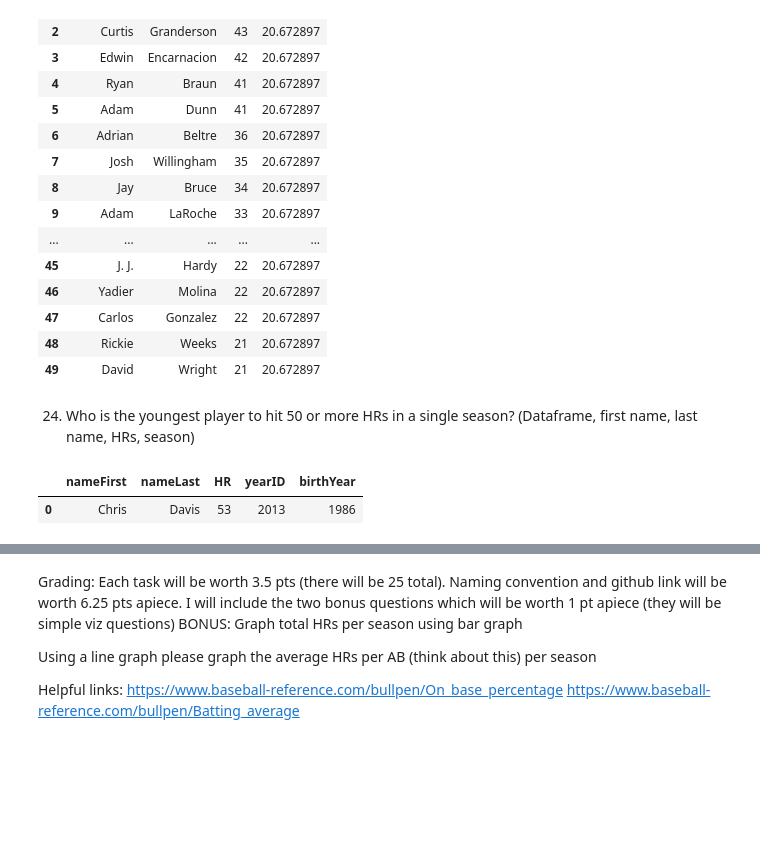
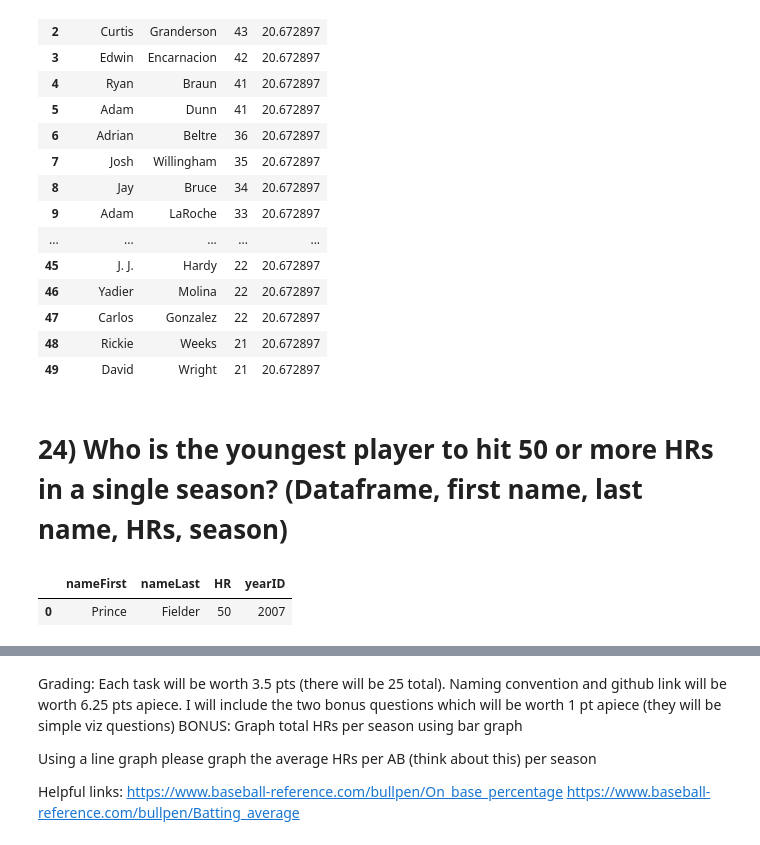
Before and after one commit to AnimeshJohri/Data-Science-Projects, a Jupyter notebook: 2. Exploratory Data Analysis on Baseball Dataset/Johri_Animesh_Assignment02.ipynb, the cells around one changed output, grey strips where cells are left out. Drawn from its saved outputs; the diff is of its cells as text; code cells hidden in the pictures; blank space fills up the shorter version.

```diff
--- a/2. Exploratory Data Analysis on Baseball Dataset/Johri_Animesh_Assignment02.ipynb
+++ b/2. Exploratory Data Analysis on Baseball Dataset/Johri_Animesh_Assignment02.ipynb
@@ -430,17 +437,14 @@ c
 | 48 | Rickie | Weeks | 21 | 20.672897 |
 | 49 | David | Wright | 21 | 20.672897 |
 # %% [markdown]
-24) Who is the youngest player to hit 50 or more HRs in a single season? (Dataframe, first name, last name, HRs, season)
+# 24) Who is the youngest player to hit 50 or more HRs in a single season? (Dataframe, first name, last name, HRs, season)
-# %%
-a = (df.groupby(['playerID','nameFirst', 'nameLast', 'yearID'], as_index=False))['HR'].sum()
-b = a[a['HR'] >= 50]
-c = df[['playerID','birthYear' ]]
-d = c.drop_duplicates()
-e = pd.merge(b, d, on='playerID')
-f = e.sort_values(by = ['birthYear'], ascending = False)
-g = f[['nameFirst','nameLast', 'HR','yearID','birthYear']].reset_index(drop = True)
-g.head(1)
-# %% [output]
-|  | nameFirst | nameLast | HR | yearID | birthYear |
-| 0 | Chris | Davis | 53 | 2013 | 1986 |
+# %%
+a = df.groupby(['playerID','nameFirst','nameLast','birthYear','yearID'])['HR'].sum().to_frame(name = 'HR').reset_index().assign(Age = lambda x: (x.yearID - x.birthYear)+1)
+a = a[a['HR'] >= 50].sort_values('Age')
+a['Rank'] = a['Age'].rank(method = 'min')
+a = a[a['Rank'] == 1][['nameFirst','nameLast','HR','yearID']].reset_index(drop = True)
+a
+# %% [output]
+|  | nameFirst | nameLast | HR | yearID |
+| 0 | Prince | Fielder | 50 | 2007 |
 # %% [markdown]
```
Also changed, not shown: parts of 41 cells of this notebook.
